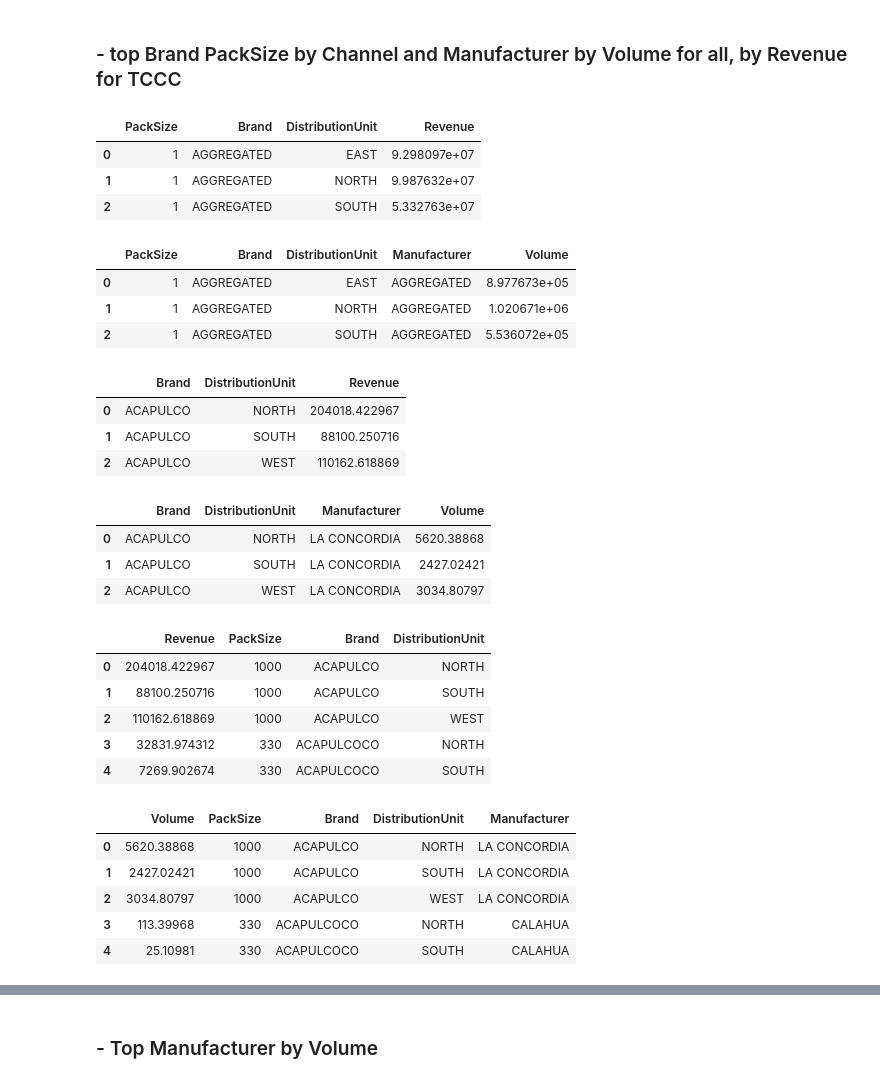
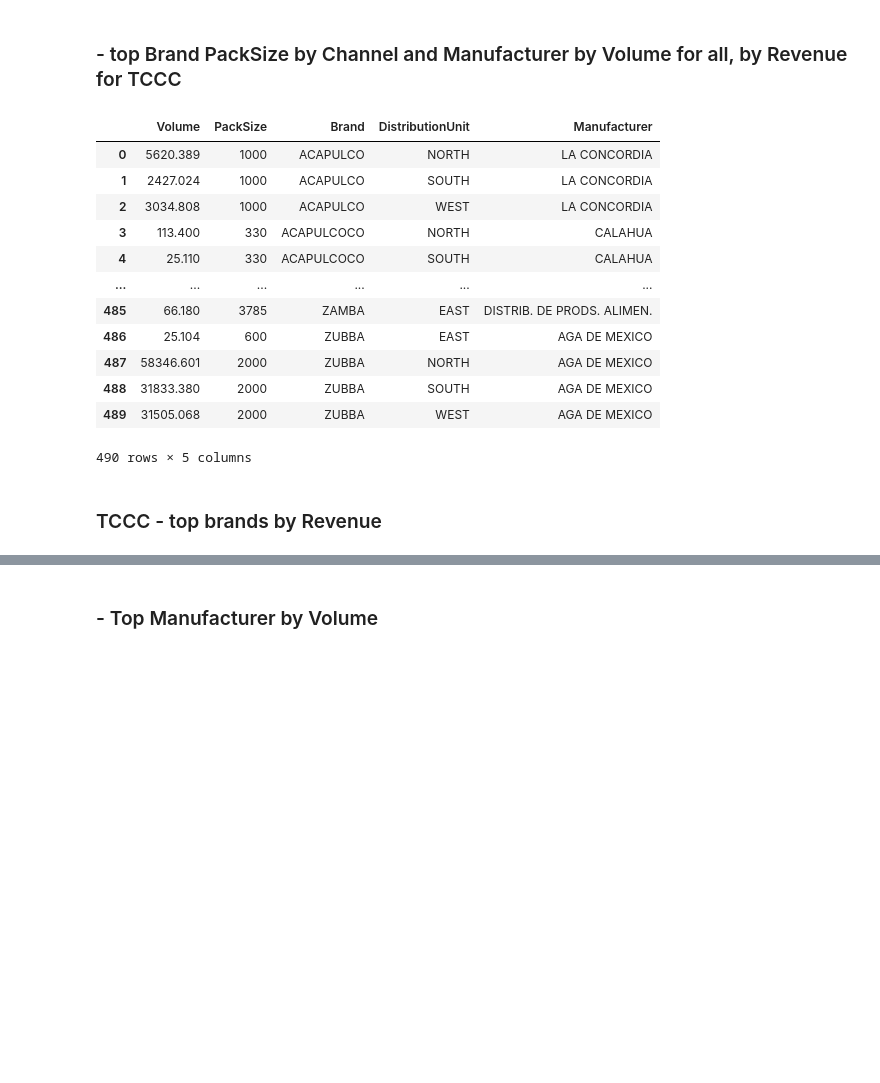
Before and after one commit to BRomanchuk/products-metrics, a Jupyter notebook: eda_products.ipynb, the cells around one changed output, grey strips where cells are left out. Saved outputs shown, nothing was run; the diff lists cells and outputs as text; code cells hidden in the pictures; blank space fills up the shorter version.

```diff
--- a/eda_products.ipynb
+++ b/eda_products.ipynb
@@ -76,4 +76,6 @@ Index(['BaselineDetailID', 'BaselineID', 'ProductID', 'DistributionUnit',
 # High-level aggregations:
 
 ### - top Manufacturers
+# %%
+pd.set_option('display.float_format', lambda x: '%.3f' % x)
 # %%
@@ -123,69 +137,33 @@ categ.head()
 df['Revenue'] = df['Price'] * df['Volume']
 # define DataFrame of TCCC
 tccc_df = df[df['Manufacturer'] == "TCCC"]
-# %%
-# group the TCCC dataframe by PackSize, Brand, Channel and calculate the sum of Revenue
-tccc_packsizes = df.groupby(['PackSize', 'Brand', 'DistributionUnit']) \
-                   .agg({'Revenue': 'sum'}) \
-                   .reset_index()
-tccc_packsizes.head(3)
-# %% [output]
-|  | PackSize | Brand | DistributionUnit | Revenue |
-| 0 | 1 | AGGREGATED | EAST | 9.298097e+07 |
-| 1 | 1 | AGGREGATED | NORTH | 9.987632e+07 |
-| 2 | 1 | AGGREGATED | SOUTH | 5.332763e+07 |
 # %%
 # group the dataframe by PackSize, Brand, Channel and Manufacturer and calculate the sum of Volume
 packsizes = df.groupby(['PackSize', 'Brand', 'DistributionUnit', 'Manufacturer']) \
               .agg({'Volume': 'sum'}) \
               .reset_index()
-packsizes.head(3)
-# %% [output]
-|  | PackSize | Brand | DistributionUnit | Manufacturer | Volume |
-| 0 | 1 | AGGREGATED | EAST | AGGREGATED | 8.977673e+05 |
-| 1 | 1 | AGGREGATED | NORTH | AGGREGATED | 1.020671e+06 |
-| 2 | 1 | AGGREGATED | SOUTH | AGGREGATED | 5.536072e+05 |
-# %%
-# get top TCCC PackSizes by Revenue
-tccc_top_ps = tccc_packsizes.groupby(['Brand', 'DistributionUnit']) \
-                            .agg({'Revenue': 'max'}) \
-                            .reset_index()
-tccc_top_ps.head(3)
-# %% [output]
-|  | Brand | DistributionUnit | Revenue |
-| 0 | ACAPULCO | NORTH | 204018.422967 |
-| 1 | ACAPULCO | SOUTH | 88100.250716 |
-| 2 | ACAPULCO | WEST | 110162.618869 |
 # %%
 # get top PackSizes by Volume
 top_ps = packsizes.groupby(['Brand', 'DistributionUnit', 'Manufacturer']) \
                   .agg({'Volume': 'max'}) \
                   .reset_index()
-top_ps.head(3)
-# %% [output]
-|  | Brand | DistributionUnit | Manufacturer | Volume |
-| 0 | ACAPULCO | NORTH | LA CONCORDIA | 5620.38868 |
-| 1 | ACAPULCO | SOUTH | LA CONCORDIA | 2427.02421 |
-| 2 | ACAPULCO | WEST | LA CONCORDIA | 3034.80797 |
-# %%
-# join TCCC tables to get PackSize
-tccc_pack_size = tccc_top_ps.merge(tccc_packsizes, on='Revenue', suffixes=('_', '')).loc[:, 'Revenue':'DistributionUnit']
-tccc_pack_size.head()
-# %% [output]
-|  | Revenue | PackSize | Brand | DistributionUnit |
-| 0 | 204018.422967 | 1000 | ACAPULCO | NORTH |
-| 1 | 88100.250716 | 1000 | ACAPULCO | SOUTH |
-| 2 | 110162.618869 | 1000 | ACAPULCO | WEST |
-| 3 | 32831.974312 | 330 | ACAPULCOCO | NORTH |
-| 4 | 7269.902674 | 330 | ACAPULCOCO | SOUTH |
 # %%
 # join tables to get PackSize
 pack_size = top_ps.merge(packsizes, on='Volume', suffixes=('_', '')).loc[:, 'Volume':'Manufacturer']
-pack_size.head()
+pack_size
 # %% [output]
 |  | Volume | PackSize | Brand | DistributionUnit | Manufacturer |
-| 0 | 5620.38868 | 1000 | ACAPULCO | NORTH | LA CONCORDIA |
-| 1 | 2427.02421 | 1000 | ACAPULCO | SOUTH | LA CONCORDIA |
-| 2 | 3034.80797 | 1000 | ACAPULCO | WEST | LA CONCORDIA |
-| 3 | 113.39968 | 330 | ACAPULCOCO | NORTH | CALAHUA |
-| 4 | 25.10981 | 330 | ACAPULCOCO | SOUTH | CALAHUA |
+| 0 | 5620.389 | 1000 | ACAPULCO | NORTH | LA CONCORDIA |
+| 1 | 2427.024 | 1000 | ACAPULCO | SOUTH | LA CONCORDIA |
+| 2 | 3034.808 | 1000 | ACAPULCO | WEST | LA CONCORDIA |
+| 3 | 113.400 | 330 | ACAPULCOCO | NORTH | CALAHUA |
+| 4 | 25.110 | 330 | ACAPULCOCO | SOUTH | CALAHUA |
+| ... | ... | ... | ... | ... | ... |
+| 485 | 66.180 | 3785 | ZAMBA | EAST | DISTRIB. DE PRODS. ALIMEN. |
+| 486 | 25.104 | 600 | ZUBBA | EAST | AGA DE MEXICO |
+| 487 | 58346.601 | 2000 | ZUBBA | NORTH | AGA DE MEXICO |
+| 488 | 31833.380 | 2000 | ZUBBA | SOUTH | AGA DE MEXICO |
+| 489 | 31505.068 | 2000 | ZUBBA | WEST | AGA DE MEXICO |
+490 rows × 5 columns
+# %% [markdown]
+### TCCC - top brands by Revenue
```
Also changed, not shown: parts of 21 cells of this notebook.
